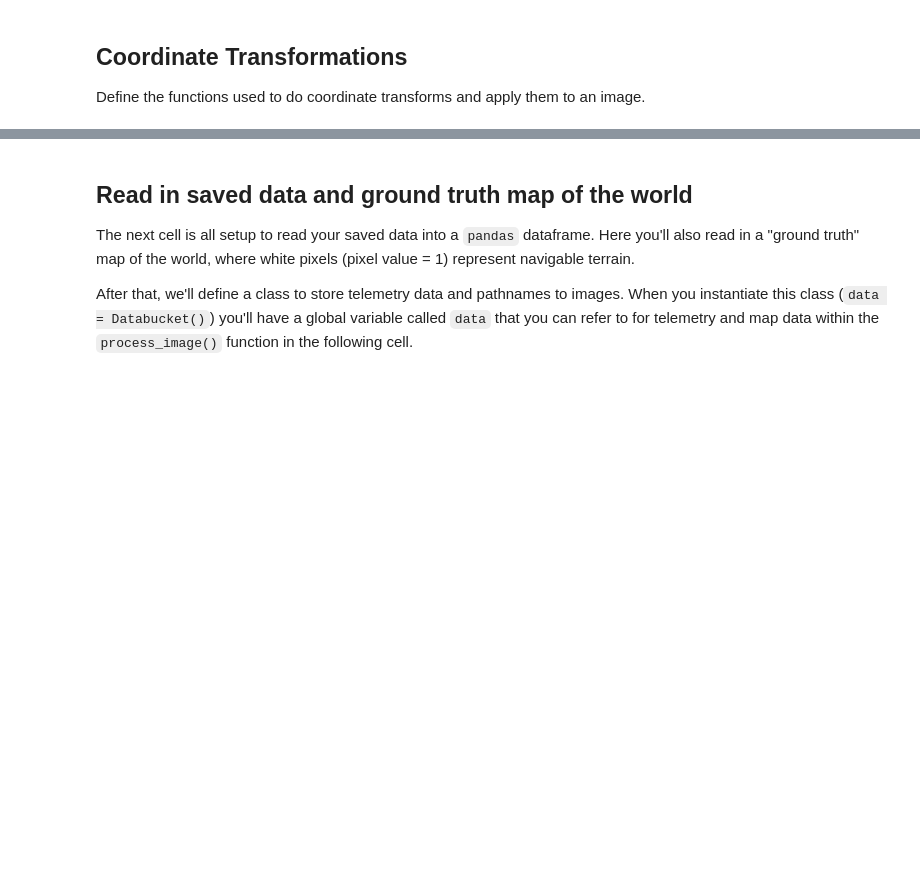
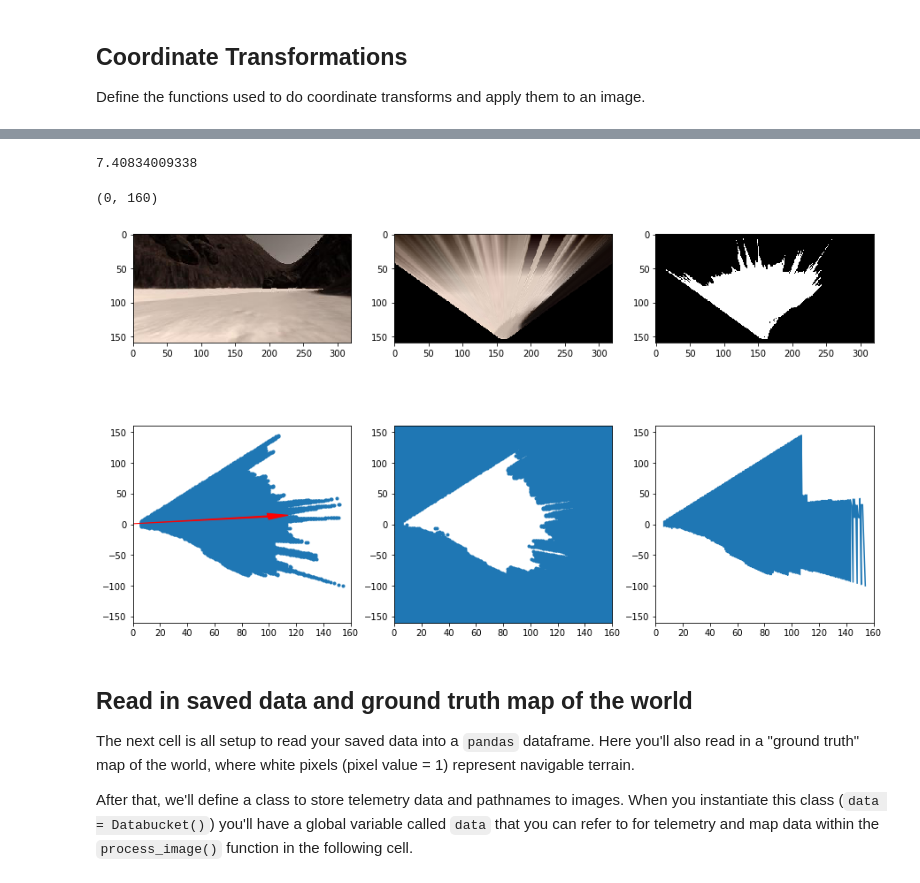
Before and after one commit to iamfaisalkhan/RoboND-Rover, a Jupyter notebook: code/Rover_Project_Test_Notebook.ipynb, the cells around one changed output, grey strips where cells are left out. Cells and saved outputs as stored; diff of their text form; code cells hidden in the pictures; blank space fills up the shorter version.

```diff
--- a/code/Rover_Project_Test_Notebook.ipynb
+++ b/code/Rover_Project_Test_Notebook.ipynb
@@ -306,3 +308,46 @@ print (mean_dir)
+# %%
+idx = np.random.randint(70, len(img_list)-1)
+image = mpimg.imread(img_list[idx])
+warped = perspect_transform(image, source, destination)
+terrain, obstacles = terrain_filter(warped)
+
+# Calculate pixel values in rover-centric coords and distance/angle to all pixels
+xpix, ypix = rover_coords(terrain)
+
+dist, angles = to_polar_coords(xpix, ypix)
+id1 = np.where((angles >= -30) & (angles <= 3))
+
+mean_dir = np.mean(angles[id1])
+
+print (np.clip(mean_dir * 180.0/np.pi, -15, 15))
+
+xpix_obs, ypix_obs = rover_coords(obstacles)
+
+
+# Do some plotting
+fig, axs = plt.subplots(2, 3, figsize=(15,9))
+axs[0, 0].imshow(image)
+axs[0, 1].imshow(warped)
+axs[0, 2].imshow(terrain, cmap='gray')
+axs[1, 0].plot(xpix, ypix, '.')
+axs[1, 0].set_ylim(-160, 160)
+axs[1, 0].set_xlim(0, 160)
+arrow_length = 100
+x_arrow = arrow_length * np.cos(mean_dir)
+y_arrow = arrow_length * np.sin(mean_dir)
+axs[1, 0].arrow(0, 0, x_arrow, y_arrow, color='red', zorder=2, head_width=10, width=2)
+
+axs[1, 1].plot(xpix_obs, ypix_obs, '.')
+axs[1, 1].set_ylim(-160, 160)
+axs[1, 1].set_xlim(0, 160)
+
+axs[1, 2].plot(xpix[id1], ypix[id1])
+axs[1, 2].set_ylim(-160, 160)
+axs[1, 2].set_xlim(0, 160)
+# %% [output]
+7.40834009338
+(0, 160)
+[figure, added]
 # %% [markdown]
 ## Read in saved data and ground truth map of the world
 The next cell is all setup to read your saved data into a `pandas` dataframe.  Here you'll also read in a "ground truth" map of the world, where white pixels (pixel value = 1) represent navigable terrain.
```
Also changed, not shown: parts of 7 cells of this notebook, 4 other files.
